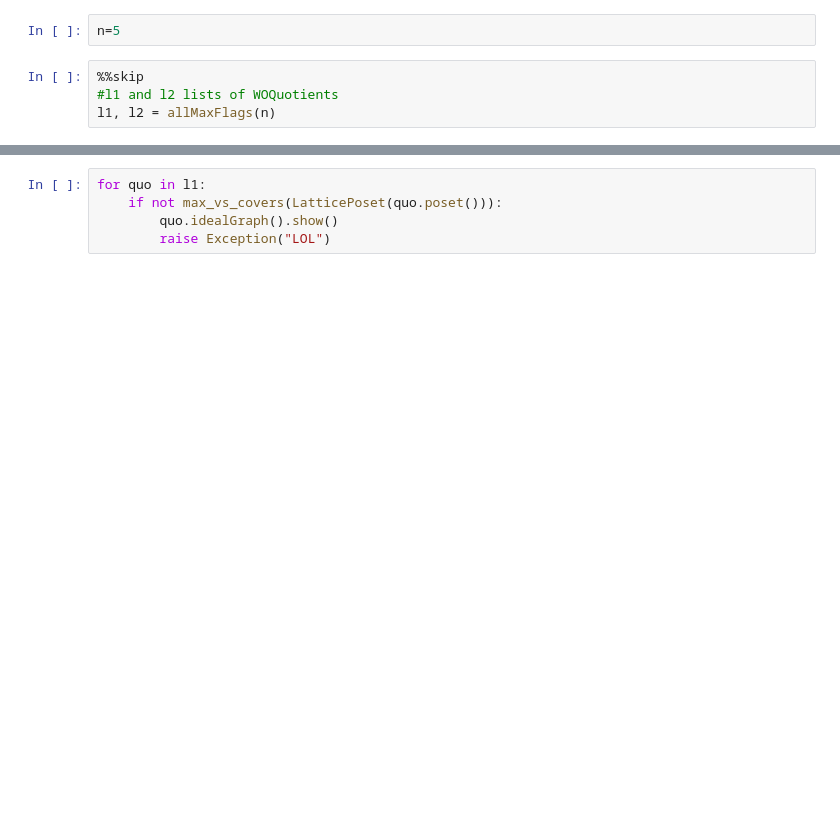
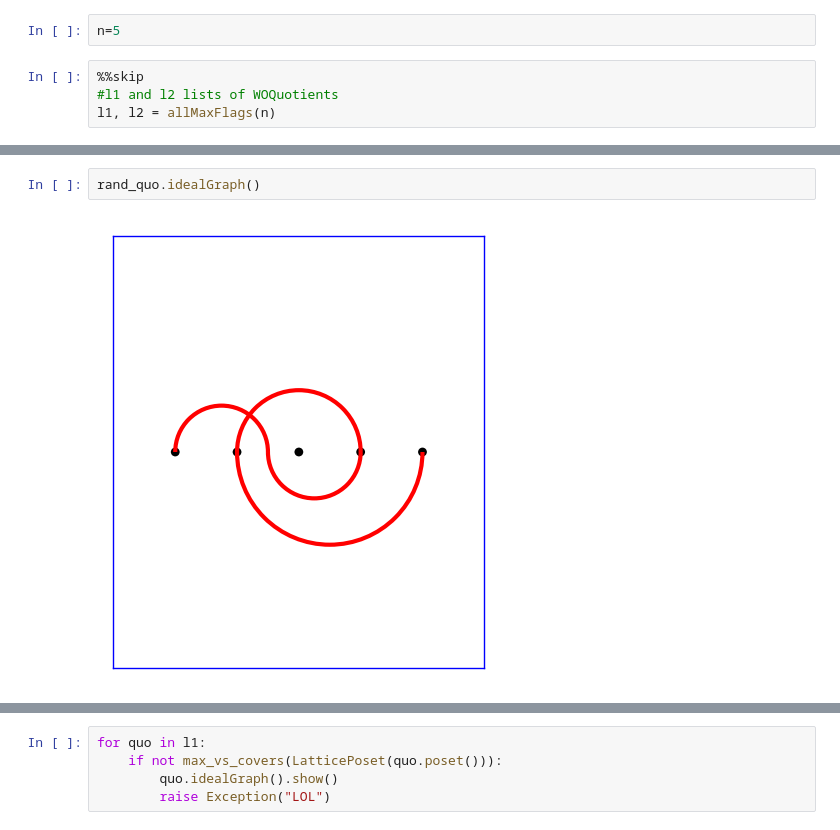
Before and after one commit to LudovicSchwob/Maxflag, a Jupyter notebook: code/Test_Louis.ipynb, the cells around one changed output, grey strips where cells are left out. Saved outputs shown, nothing was run; the diff lists cells and outputs as text; blank space fills up the shorter version.

```diff
--- a/code/Test_Louis.ipynb
+++ b/code/Test_Louis.ipynb
@@ -17,0 +20,4 @@ NameError: name 'l1' is not defined
+# %%
+rand_quo.idealGraph()
+# %% [output]
+[figure, added]
```
Also changed, not shown: parts of 6 cells of this notebook, 1 other file.
